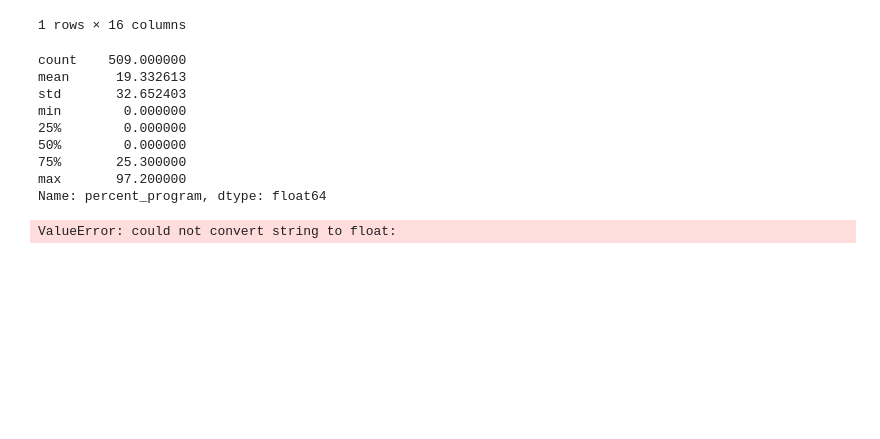
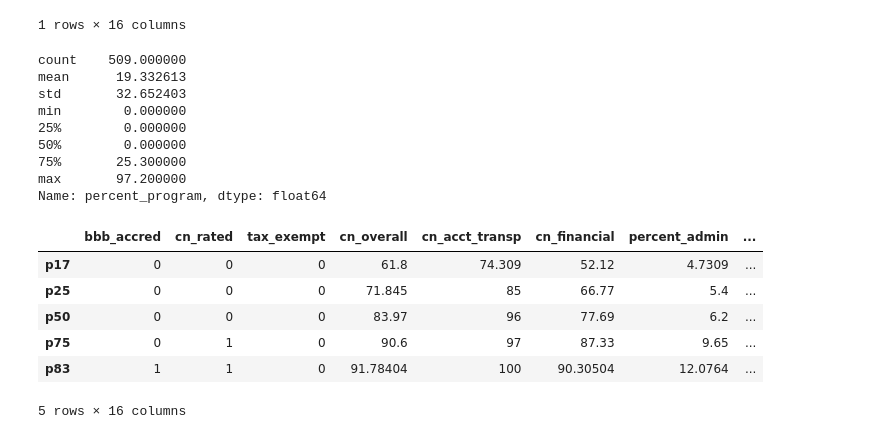
Before and after one commit to kdsimmons/InsightProject, a Jupyter notebook: customize_search.ipynb, the cells around one changed output. Drawn from its saved outputs; the diff is of its cells as text; code cells hidden in the pictures; blank space fills up the shorter version.

```diff
--- a/customize_search.ipynb
+++ b/customize_search.ipynb
@@ -86,24 +86,6 @@ for col in feature_names:
         maxval = np.max([np.max(ideal_org[col]), np.max(reduceddf[col])])
         ideal_org[col] /= maxval
         reduceddf[col] /= maxval
-# %%
-# Define Euclidean distance metric for a single row.
-def row_distance(data_df,ref_df):
-    data_row = data_df.as_matrix()
-    ref_row = ref_df.as_matrix()
-
-    data_row = data_row[np.newaxis,:]
-    nan_mask = np.ma.masked_invalid(data_row)
-    dist_array = cdist(ref_row[~nan_mask.mask][np.newaxis,:], data_row[~nan_mask.mask][np.newaxis,:], metric='euclidean')
-    return dist_array[0,0]
-
-# Find distances for all charities
-dists = pd.Series(index=reduceddf.index, name='euclidean')
-for idx, r in reduceddf.iterrows():
-    dists[idx] = row_distance(r, ideal_org)
-
-# Merge distances with other data
-combined_panda['euclidean'] = dists
 # %%
 # Define Gower similarity metric for a single row.
 def gower_similarity(data_df,ref_df):
@@ -372,7 +321,25 @@ min        0.000000
 75%       25.300000
 max       97.200000
 Name: percent_program, dtype: float64
-# %%
-float('')
-# %% [output]
-ValueError: could not convert string to float:
+# %%
+distribution = pd.DataFrame(columns=feature_names, index=['p17','p25','p50','p75','p83'])
+# %%
+for col in distribution.columns:
+    quantiles = combined_panda[col].describe(percentile_width=50.)
+    distribution.loc['p25',col] = quantiles['25%']
+    distribution.loc['p75',col] = quantiles['75%']
+
+    quantiles = combined_panda[col].describe(percentile_width=66.7)
+    distribution.loc['p17',col] = quantiles['16.6%']
+    distribution.loc['p50',col] = quantiles['50%']
+    distribution.loc['p83',col] = quantiles['83.4%']
+# %%
+distribution
+# %% [output]
+|  | bbb_accred | cn_rated | tax_exempt | cn_overall | cn_acct_transp | cn_financial | percent_admin | ... |
+| p17 | 0 | 0 | 0 | 61.8 | 74.309 | 52.12 | 4.7309 | ... |
+| p25 | 0 | 0 | 0 | 71.845 | 85 | 66.77 | 5.4 | ... |
+| p50 | 0 | 0 | 0 | 83.97 | 96 | 77.69 | 6.2 | ... |
+| p75 | 0 | 1 | 0 | 90.6 | 97 | 87.33 | 9.65 | ... |
+| p83 | 1 | 1 | 0 | 91.78404 | 100 | 90.30504 | 12.0764 | ... |
+5 rows × 16 columns
```
Also changed, not shown: parts of 1 cell of this notebook, 5 other files.
